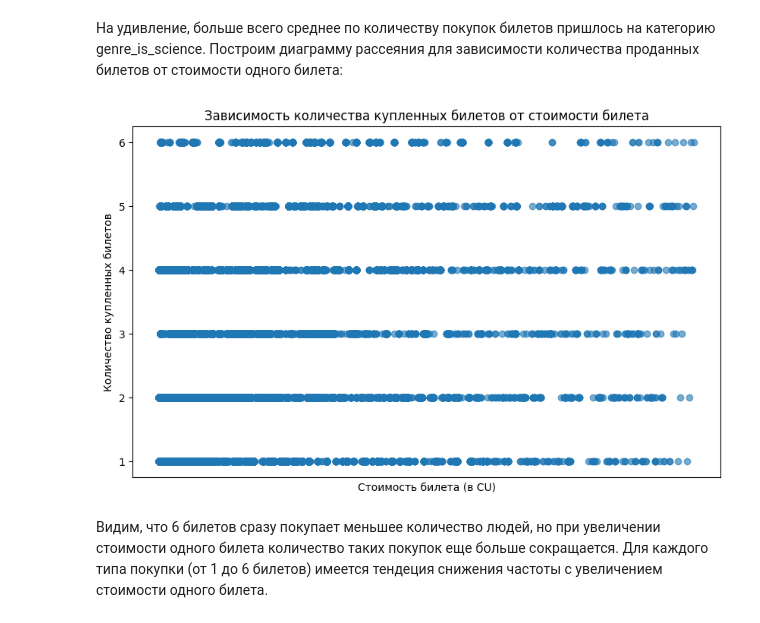
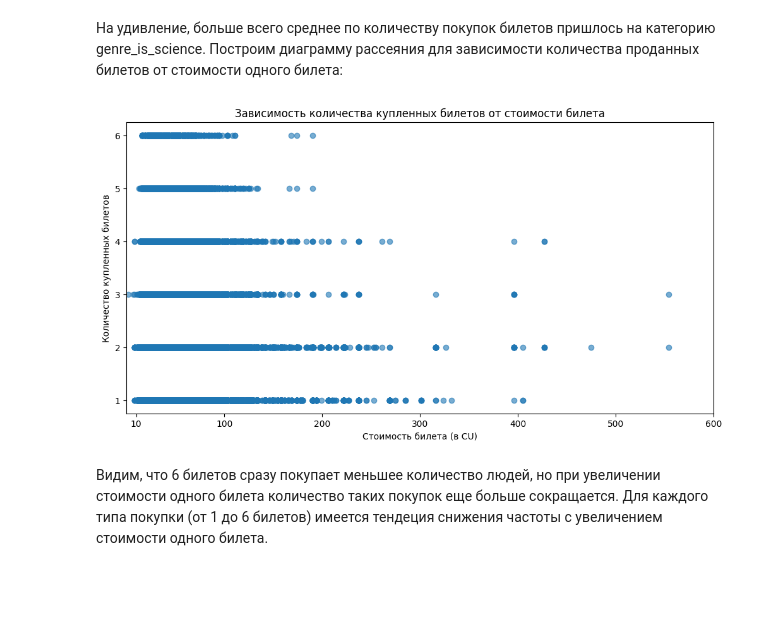
Before and after one commit to prodoInaya/cinema, a Jupyter notebook: сinema.ipynb, the cells around one changed output. Saved outputs shown, nothing was run; the diff lists cells and outputs as text; code cells hidden in the pictures; blank space fills up the shorter version.

```diff
--- a/сinema.ipynb
+++ b/сinema.ipynb
@@ -142,19 +142,23 @@ genre_is_arthouse      1.564706     1.0  1.0  5.0
 # %%
 import pandas as pd
 import matplotlib.pyplot as plt
 
 
 df = pd.read_csv('/content/cinema_successful_orders.csv', delimiter=';')
 
-plt.figure(figsize=(10, 6))
-plt.scatter(df['sales_in_cu'], df['number_of_tickets'], alpha=0.6)
+df['number_of_tickets'] = df['number_of_tickets'].dropna().astype(int)
+df['ticket_price_in_cu'] = df['ticket_price_in_cu'].str.replace(',', '.').astype(float).round(0).dropna().astype(int)
+
+plt.figure(figsize=(12, 6))
+plt.scatter(df['ticket_price_in_cu'], df['number_of_tickets'], alpha=0.6)
 plt.title('Зависимость количества купленных билетов от стоимости билета')
 plt.xlabel('Стоимость билета (в CU)')
-plt.xticks([])
+plt.xlim(0, 600)
+plt.xticks([10, 100, 200, 300, 400, 500, 600])
 plt.ylabel('Количество купленных билетов')
 plt.show()
 # %% [output]
-[figure, old version]
+[figure, new version]
 # %% [markdown]
 Видим, что 6 билетов сразу покупает меньшее количество людей, но при увеличении стоимости одного билета количество таких покупок еще больше сокращается. Для каждого типа покупки (от 1 до 6 билетов) имеется тендеция снижения частоты с увеличением стоимости одного билета.
 # %% [markdown]
```
Also changed, not shown: parts of 1 cell of this notebook.
